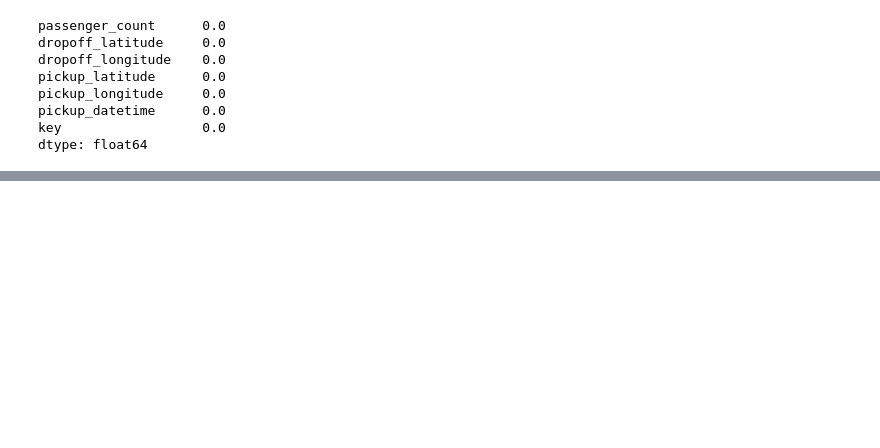
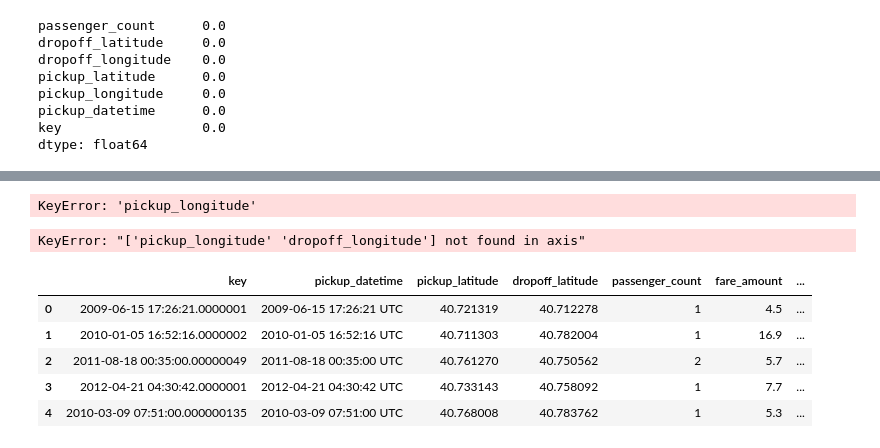
Before and after one commit to Jeothen/Kaggle, a Jupyter notebook: NYC_Taxi_Fare/Project.ipynb, the cells around one changed output, grey strips where cells are left out. Saved outputs shown, nothing was run; the diff lists cells and outputs as text; code cells hidden in the pictures; blank space fills up the shorter version.

```diff
--- a/NYC_Taxi_Fare/Project.ipynb
+++ b/NYC_Taxi_Fare/Project.ipynb
@@ -165,0 +229,21 @@ df_train = df_train.dropna(axis=0)
+# %%
+df_test["longitude_diff"] = df_test["pickup_longitude"] - df_test["dropoff_longitude"]
+df_train["longitude_diff"] = df_train["pickup_longitude"] - df_train["dropoff_longitude"]
+df_test["latitude_diff"] = df_test["pickup_latitude"] - df_test["dropoff_latitude"]
+df_train["latitude_diff"] = df_train["pickup_latitude"] - df_train["dropoff_latitude"]
+# %% [output]
+KeyError: 'pickup_longitude'
+# %%
+df_test.drop(["pickup_longitude","dropoff_longitude","pickup_latitude","dropoff_latitude"], axis=1, inplace=True)
+df_train.drop(["pickup_longitude","dropoff_longitude","pickup_latitude","dropoff_latitude"], axis=1, inplace=True)
+# %% [output]
+KeyError: "['pickup_longitude' 'dropoff_longitude'] not found in axis"
+# %%
+df_train.head()
+# %% [output]
+|  | key | pickup_datetime | pickup_latitude | dropoff_latitude | passenger_count | fare_amount | ... |
+| 0 | 2009-06-15 17:26:21.0000001 | 2009-06-15 17:26:21 UTC | 40.721319 | 40.712278 | 1 | 4.5 | ... |
+| 1 | 2010-01-05 16:52:16.0000002 | 2010-01-05 16:52:16 UTC | 40.711303 | 40.782004 | 1 | 16.9 | ... |
+| 2 | 2011-08-18 00:35:00.00000049 | 2011-08-18 00:35:00 UTC | 40.761270 | 40.750562 | 2 | 5.7 | ... |
+| 3 | 2012-04-21 04:30:42.0000001 | 2012-04-21 04:30:42 UTC | 40.733143 | 40.758092 | 1 | 7.7 | ... |
+| 4 | 2010-03-09 07:51:00.000000135 | 2010-03-09 07:51:00 UTC | 40.768008 | 40.783762 | 1 | 5.3 | ... |
```
Also changed, not shown: parts of 11 cells of this notebook.
